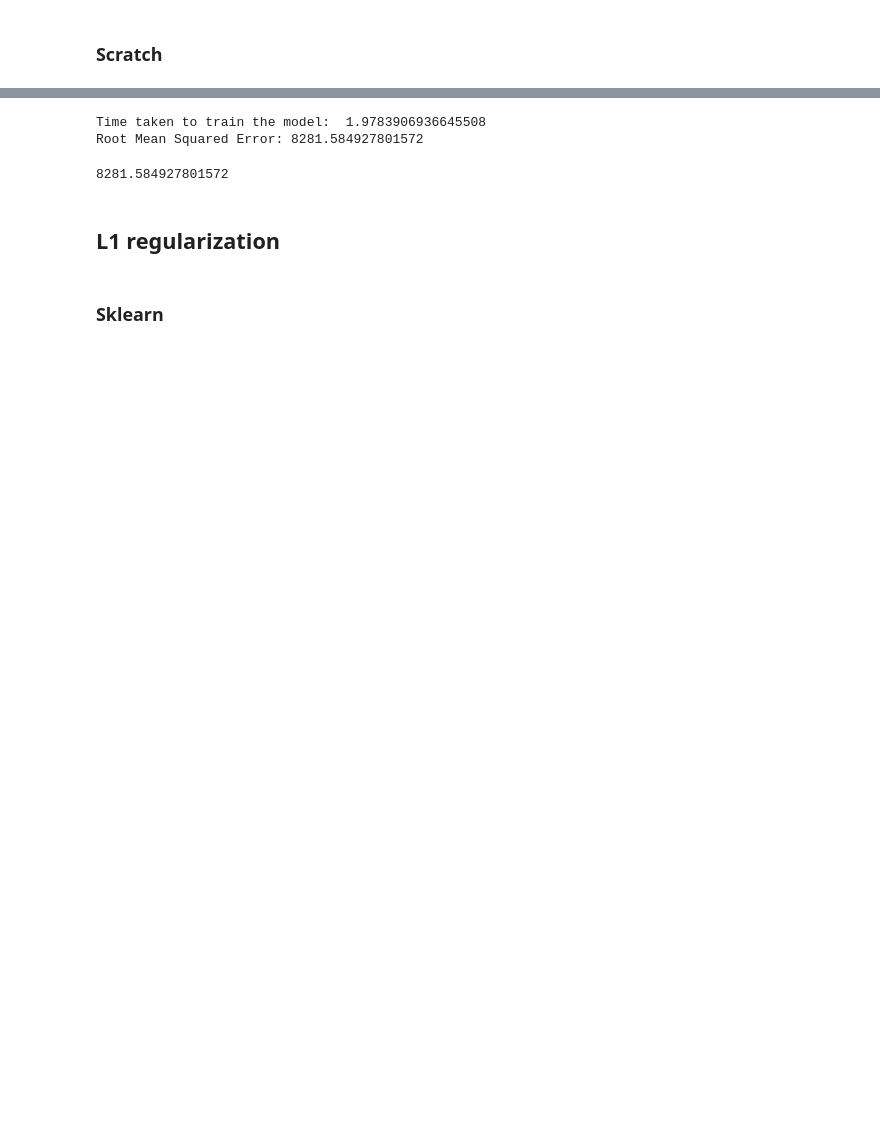
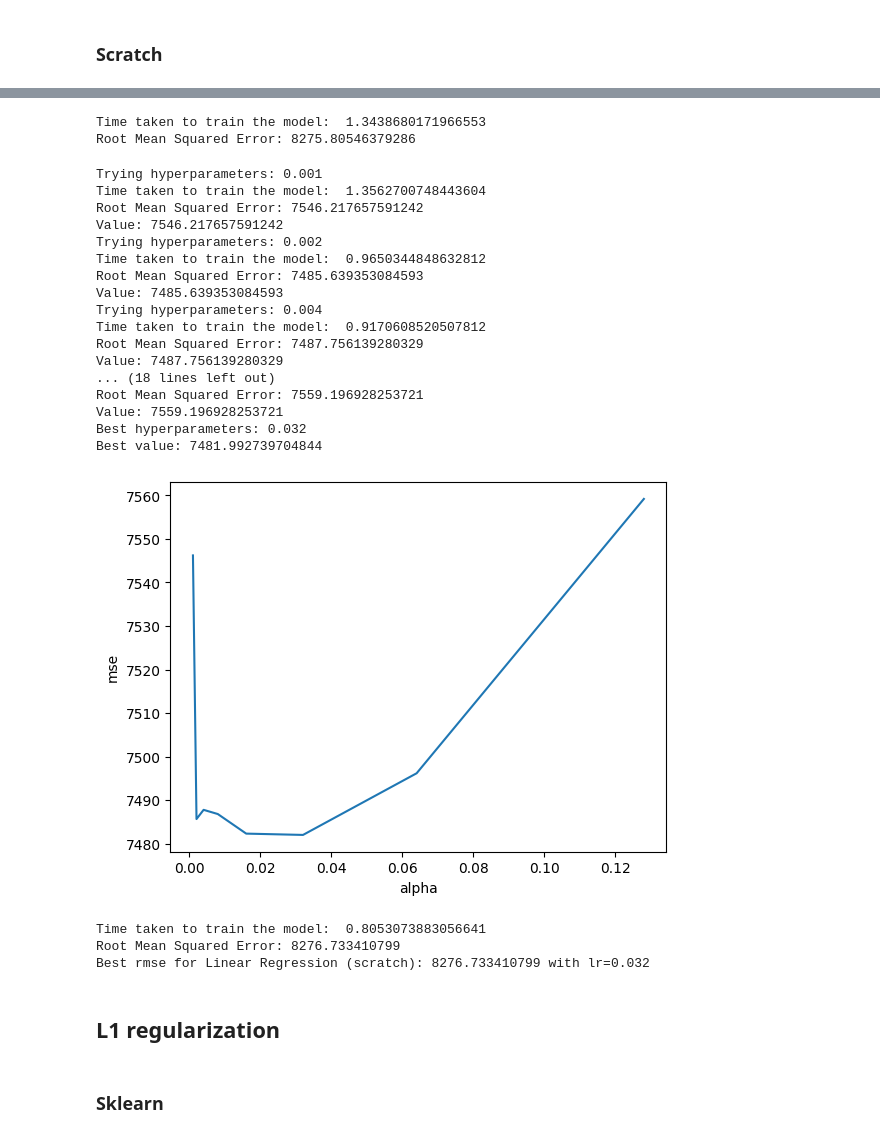
Before and after one commit to VMCvastry/ArtificialInteligenceHomework, a Jupyter notebook: Fondamenti_di_IA_homework_2023_linear_regression.ipynb, the cells around one changed output, grey strips where cells are left out. Saved outputs shown, nothing was run; the diff lists cells and outputs as text; code cells hidden in the pictures; blank space fills up the shorter version.

```diff
--- a/Fondamenti_di_IA_homework_2023_linear_regression.ipynb
+++ b/Fondamenti_di_IA_homework_2023_linear_regression.ipynb
@@ -52,9 +30,14 @@ Root Mean Squared Error: 8310.886013705811
 # %% [markdown]
 ### Scratch
 # %%
+def _sigmoid(x):
+    return 1 / (1 + np.exp(-x))
+
+
 class ScratchLinearRegression:
 
-    def __init__(self, lr=0.01, n_iters=1000, regularization=None, alpha=0.1, l1_ratio=0.5):
+    def __init__(self, lr=0.01, n_iters=1000, regularization=None, alpha=0.1, l1_ratio=0.5, logistic=False,
+                 classification=False):
         self.lr = lr
         self.n_iters = n_iters
         self.weights = None
@@ -62,6 +45,8 @@ class ScratchLinearRegression:
         self.regularization = regularization
         self.regularization_param = alpha
         self.l1_ratio = l1_ratio
+        self.classification = classification
+        self.model = 'logistic' if logistic else 'perceptron'  #todo check
 
     def fit(self, X, y):
         n_samples, n_features = X.shape
@@ -72,10 +57,15 @@ class ScratchLinearRegression:
         for _ in range(self.n_iters):
             y_pred = np.dot(X, self.weights) + self.bias
 
+            if self.classification:
+                if self.model == 'logistic':
+                    y_pred = _sigmoid(y_pred)
+                else:
+                    y_pred = np.where(y_pred>=0, 1, 0)
+
             if self.regularization == 'l1':
                 dw = (1 / n_samples) * np.dot(X.T, (y_pred - y)) + np.sign(self.weights) * self.regularization_param
                 db = (1 / n_samples) * np.sum(y_pred - y) + np.sign(self.bias) * self.regularization_param
-
             elif self.regularization == 'l2':
                 dw = (1 / n_samples) * np.dot(X.T, (y_pred - y)) + 2 * self.weights * self.regularization_param
                 db = (1 / n_samples) * np.sum(y_pred - y) + 2 * self.bias * self.regularization_param
@@ -114,4 +104,11 @@ class ScratchLinearRegression:
 
     def predict(self, X):
         y_pred = np.dot(X, self.weights) + self.bias
+
+        if self.classification:
+            if self.model == 'logistic':
+                y_pred = _sigmoid(y_pred)
+                y_pred = [1 if i >= 0.5 else 0 for i in y_pred]
+            else:
+                y_pred = [1 if i >= 0 else 0 for i in y_pred]
         return y_pred
@@ -118,12 +137,52 @@ class ScratchLinearRegression:
 # %%
 #No regularization
-regressor = ScratchLinearRegression(regularization='')
-
-rmse_LR_NL_my = test_model(regressor, train, test, classification=False)
+regressor = ScratchLinearRegression(regularization='', n_iters=1000,lr=0.2)
+rmse_LR_NR_my = test_model(regressor, train, test, classification=False)
 # %% [output]
-Time taken to train the model:  1.9783906936645508
-Root Mean Squared Error: 8281.584927801572
+Time taken to train the model:  1.3438680171966553
+Root Mean Squared Error: 8275.80546379286
-8281.584927801572
+# %%
+ #TO DEL
+def get_model(param):
+    return  ScratchLinearRegression(regularization='', n_iters=1000,lr=param)
+
+
+def iterate_hyperparameters():
+    alpha = 0.001
+    while alpha < 0.2:
+        yield alpha
+        alpha *= 2
+
+
+best_param, params, accuracies = optimize_hyperparameters(get_model, iterate_hyperparameters(), train, test, val,
+                                                          classification=False)
+plot_2d(params, accuracies, 'alpha', 'mse')
+regressor = get_model(best_param)
+
+rmse_LR_NR_my = test_model(regressor, train, test, classification=False)
+print(f"Best rmse for Linear Regression (scratch): {rmse_LR_NR_my} with lr={best_param}")
+# %% [output]
+Trying hyperparameters: 0.001
+Time taken to train the model:  1.3562700748443604
+Root Mean Squared Error: 7546.217657591242
+Value: 7546.217657591242
+Trying hyperparameters: 0.002
+Time taken to train the model:  0.9650344848632812
+Root Mean Squared Error: 7485.639353084593
+Value: 7485.639353084593
+Trying hyperparameters: 0.004
+Time taken to train the model:  0.9170608520507812
+Root Mean Squared Error: 7487.756139280329
+Value: 7487.756139280329
+... (18 lines left out)
+Root Mean Squared Error: 7559.196928253721
+Value: 7559.196928253721
+Best hyperparameters: 0.032
+Best value: 7481.992739704844
+[figure, added]
+Time taken to train the model:  0.8053073883056641
+Root Mean Squared Error: 8276.733410799
+Best rmse for Linear Regression (scratch): 8276.733410799 with lr=0.032
 # %% [markdown]
 ## L1 regularization
 # %% [markdown]
```
Also changed, not shown: parts of 16 cells of this notebook.
